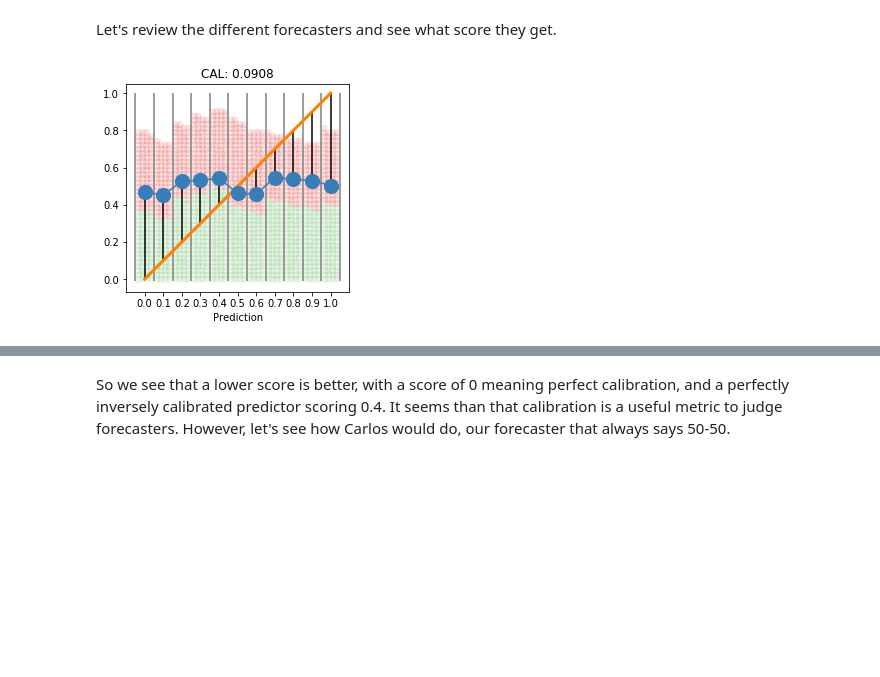
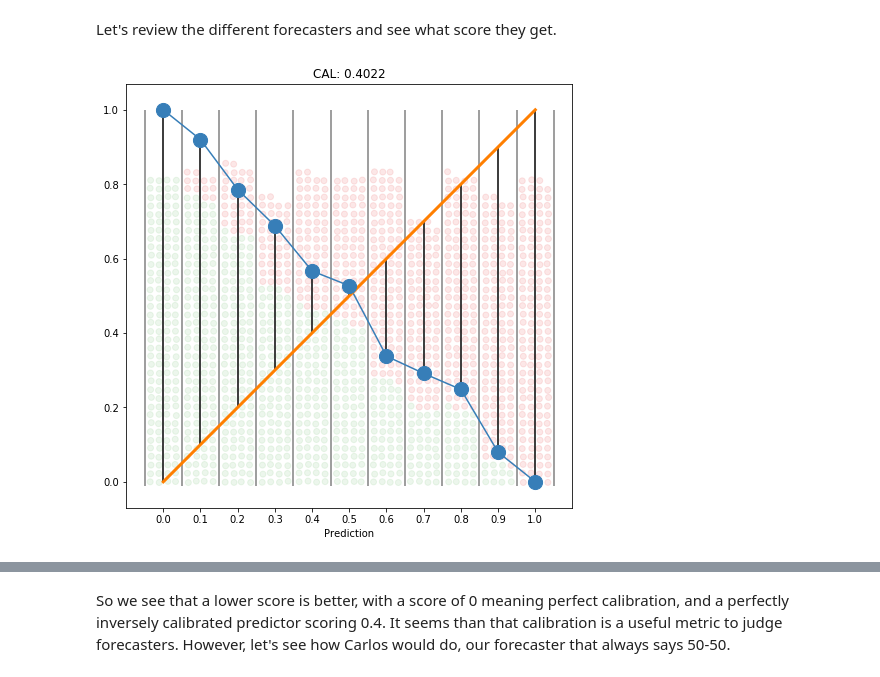
Before and after one commit to sgvandijk/notebooks, a Jupyter notebook: forecast_scoring/forecast_scoring.ipynb, the cells around one changed output, grey strips where cells are left out. Saved outputs shown, nothing was run; the diff lists cells and outputs as text; code cells hidden in the pictures; blank space fills up the shorter version.

```diff
--- a/forecast_scoring/forecast_scoring.ipynb
+++ b/forecast_scoring/forecast_scoring.ipynb
@@ -93,9 +95,9 @@ $CAL = \frac{1}{N} \sum_{k=1}^{K} n_k (f_k - \bar{o}_k)^2$
 # %% [markdown]
 Let's review the different forecasters and see what score they get.
 # %%
-calibration_example("random", sort=True, calibration_line=True, calibration_score=True)
+calibration_example("inverse", sort=True, calibration_line=True, calibration_score=True)
 # %% [output]
-[figure, old version]
+[figure, new version]
 # %%
 calibration_example("calibrated", sort=True, calibration_line=True, calibration_score=True)
 # %% [output]
```
Also changed, not shown: parts of 15 cells of this notebook, 1 other file.
